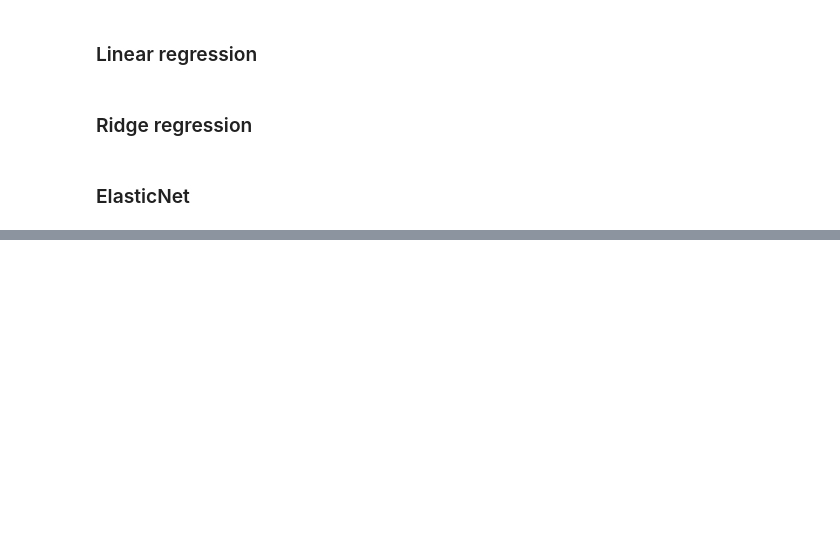
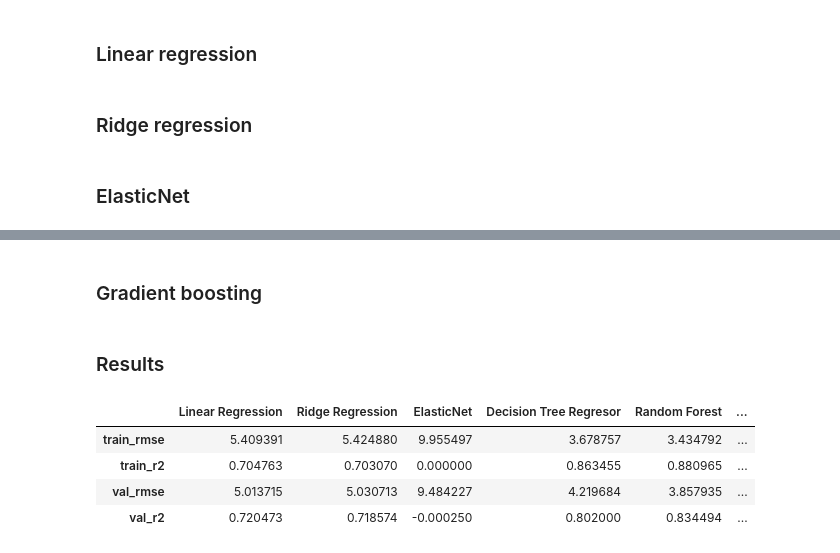
Before and after one commit to krzysikd/Uber_Fare_Prediction, a Jupyter notebook: Uber_Fares_Prediction.ipynb, the cells around one changed output, grey strips where cells are left out. Drawn from its saved outputs; the diff is of its cells as text; code cells hidden in the pictures; blank space fills up the shorter version.

Commit message:
Completed model evalutaion and started hyperparameter tuning

```diff
--- a/Uber_Fares_Prediction.ipynb
+++ b/Uber_Fares_Prediction.ipynb
@@ -731,0 +740,30 @@ result4 = evaluate(model4)
+# %%
+result5 = evaluate(model5)
+# %% [markdown]
+### Gradient boosting
+# %%
+model6 = XGBRegressor(random_state=42, n_jobs=-1, objective='reg:squarederror').fit(train_inputs, train_targets)
+# %%
+result6 = evaluate(model6)
+# %% [markdown]
+### Results
+# %%
+results = pd.DataFrame(
+    data={
+        'Linear Regression': result1.values(),
+        'Ridge Regression': result2.values(),
+        'ElasticNet': result3.values(),
+        'Decision Tree Regresor': result4.values(),
+        'Random Forest': result5.values(),
+        'Gradient Boosting': result6.values()
+    },
+    index=result1.keys()
+)
+# %%
+results
+# %% [output]
+|  | Linear Regression | Ridge Regression | ElasticNet | Decision Tree Regresor | Random Forest | ... |
+| train_rmse | 5.409391 | 5.424880 | 9.955497 | 3.678757 | 3.434792 | ... |
+| train_r2 | 0.704763 | 0.703070 | 0.000000 | 0.863455 | 0.880965 | ... |
+| val_rmse | 5.013715 | 5.030713 | 9.484227 | 4.219684 | 3.857935 | ... |
+| val_r2 | 0.720473 | 0.718574 | -0.000250 | 0.802000 | 0.834494 | ... |
```
Also changed, not shown: parts of 26 cells of this notebook.
